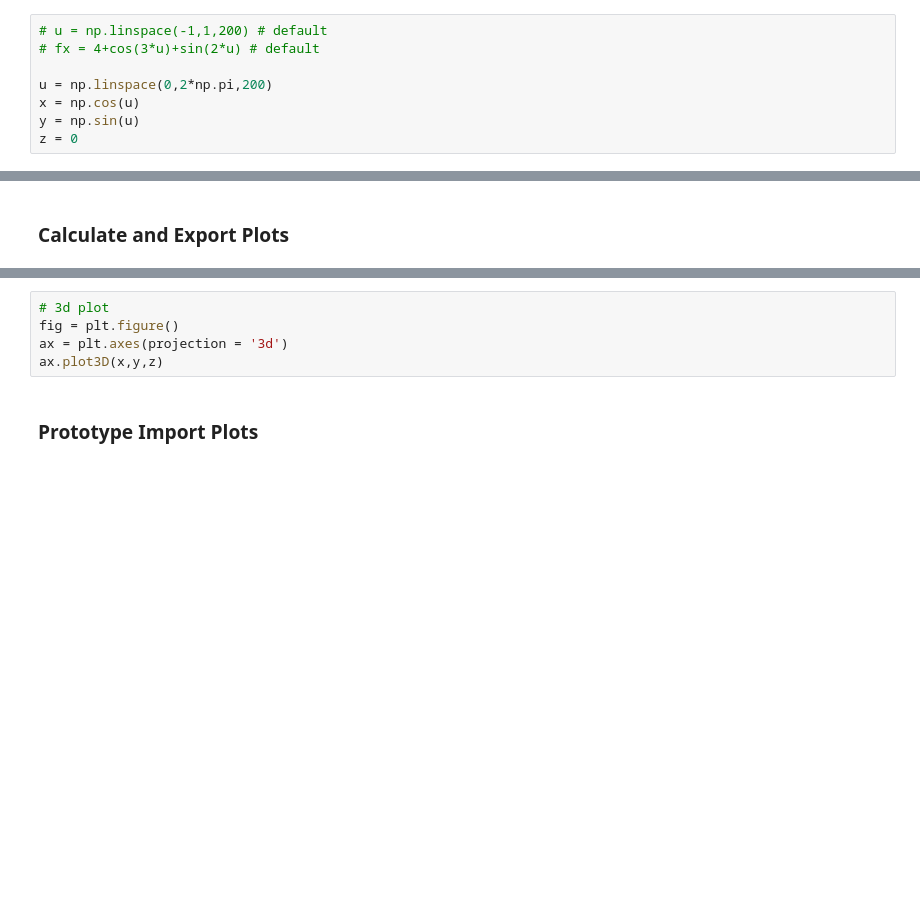
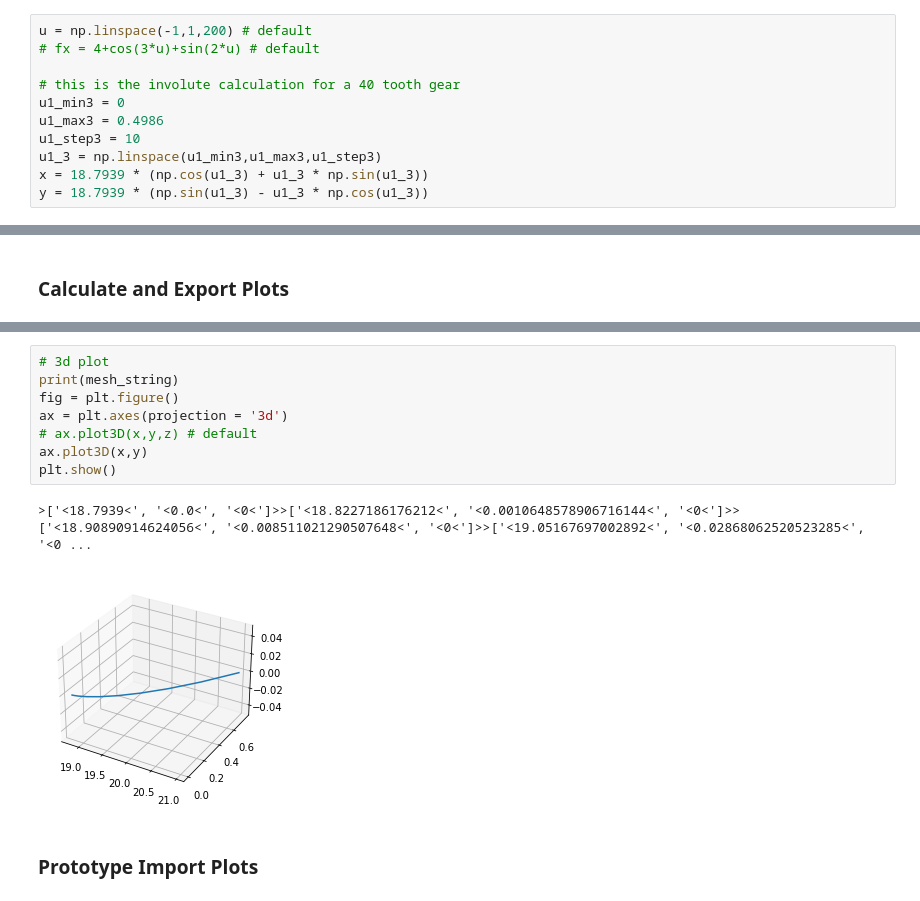
Before and after one commit to Nefari0/Jupyter-blender, a Jupyter notebook: blender-geometry-data-conversion.ipynb, the cells around one changed output, grey strips where cells are left out. Saved outputs shown, nothing was run; the diff lists cells and outputs as text; blank space fills up the shorter version.

Commit message:
involute-gear-calculator generates an entire gear profile based off imported gear tooth parameters

```diff
--- a/blender-geometry-data-conversion.ipynb
+++ b/blender-geometry-data-conversion.ipynb
@@ -5,13 +5,16 @@ from mpl_toolkits import mplot3d
 # %% [markdown]
 ### Internally Generated Plots
 # %%
-# u = np.linspace(-1,1,200) # default
+u = np.linspace(-1,1,200) # default
 # fx = 4+cos(3*u)+sin(2*u) # default
 
-u = np.linspace(0,2*np.pi,200)
-x = np.cos(u)
-y = np.sin(u)
-z = 0
+# this is the involute calculation for a 40 tooth gear
+u1_min3 = 0
+u1_max3 = 0.4986
+u1_step3 = 10
+u1_3 = np.linspace(u1_min3,u1_max3,u1_step3)
+x = 18.7939 * (np.cos(u1_3) + u1_3 * np.sin(u1_3))
+y = 18.7939 * (np.sin(u1_3) - u1_3 * np.cos(u1_3))
 # %% [markdown]
 ### Extract Coordinates from External Script
 # %%
@@ -125,8 +136,14 @@ plt.show()
 # %%
 # 3d plot
+print(mesh_string)
 fig = plt.figure()
 ax = plt.axes(projection = '3d')
-ax.plot3D(x,y,z)
+# ax.plot3D(x,y,z) # default
+ax.plot3D(x,y)
+plt.show()
+# %% [output]
+>['<18.7939<', '<0.0<', '<0<']>>['<18.8227186176212<', '<0.0010648578906716144<', '<0<']>>['<18.90890914624056<', '<0.008511021290507648<', '<0<']>>['<19.05167697002892<', '<0.02868062520523285<', '<0 ...
+[figure, added]
 # %% [markdown]
 ### Prototype Import Plots
 # %%
```
Also changed, not shown: parts of 3 cells of this notebook, 2 other files.
